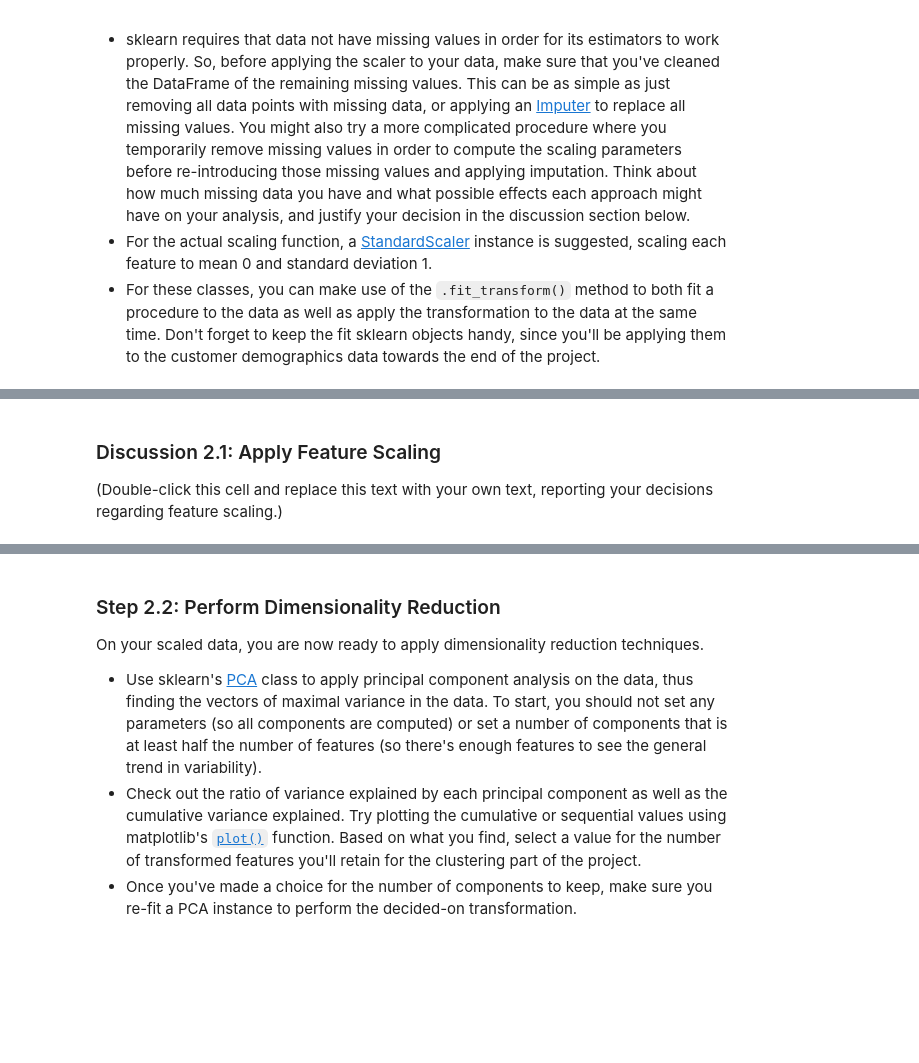
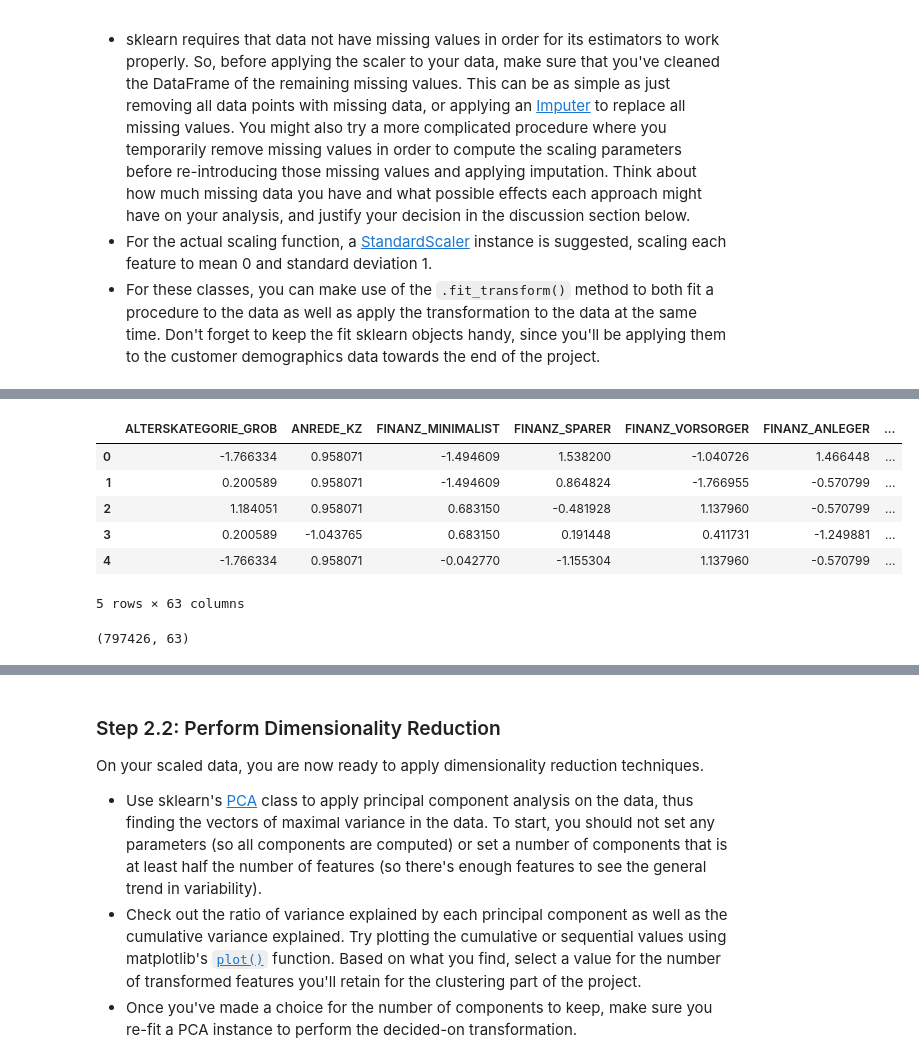
Before and after one commit to SiddharthSabat/Machine_Learning_Projects, a Jupyter notebook: Identify_Customer_Segments/Identify_Customer_Segments.ipynb, the cells around one changed output, grey strips where cells are left out. Drawn from its saved outputs; the diff is of its cells as text; code cells hidden in the pictures; blank space fills up the shorter version.

Commit message:
Applied feature scaling before training the models

```diff
--- a/Identify_Customer_Segments/Identify_Customer_Segments.ipynb
+++ b/Identify_Customer_Segments/Identify_Customer_Segments.ipynb
@@ -546,2 +571,5 @@ Before we apply dimensionality reduction techniques to the data, we need to perf
 # %%
 # Apply feature scaling to the general population demographics data.
+feat_scaling = StandardScaler()
+azdias_scaled_df = feat_scaling.fit_transform(azdias_imputed_df)
+azdias_scaled_df
@@ -548,4 +590,16 @@ Before we apply dimensionality reduction techniques to the data, we need to perf
-# %% [markdown]
-### Discussion 2.1: Apply Feature Scaling
-
-(Double-click this cell and replace this text with your own text, reporting your decisions regarding feature scaling.)
+# %%
+azdias_scaled_df = pd.DataFrame(azdias_scaled_df, columns=azdias_imputed_df.columns)
+# %%
+azdias_scaled_df.head()
+# %% [output]
+|  | ALTERSKATEGORIE_GROB | ANREDE_KZ | FINANZ_MINIMALIST | FINANZ_SPARER | FINANZ_VORSORGER | FINANZ_ANLEGER | ... |
+| 0 | -1.766334 | 0.958071 | -1.494609 | 1.538200 | -1.040726 | 1.466448 | ... |
+| 1 | 0.200589 | 0.958071 | -1.494609 | 0.864824 | -1.766955 | -0.570799 | ... |
+| 2 | 1.184051 | 0.958071 | 0.683150 | -0.481928 | 1.137960 | -0.570799 | ... |
+| 3 | 0.200589 | -1.043765 | 0.683150 | 0.191448 | 0.411731 | -1.249881 | ... |
+| 4 | -1.766334 | 0.958071 | -0.042770 | -1.155304 | 1.137960 | -0.570799 | ... |
+5 rows × 63 columns
+# %%
+azdias_scaled_df.shape
+# %% [output]
+(797426, 63)
```
Also changed, not shown: parts of 4 cells of this notebook.
